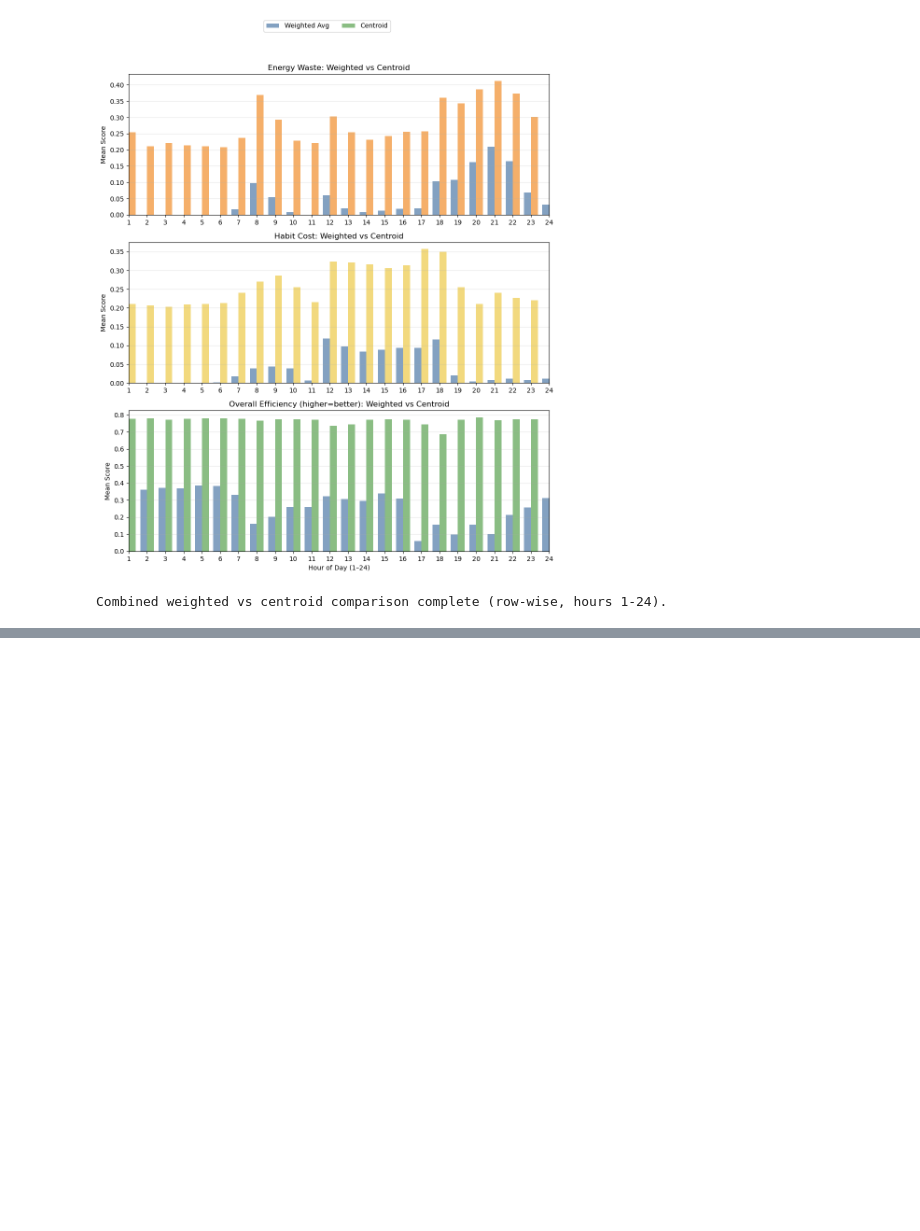
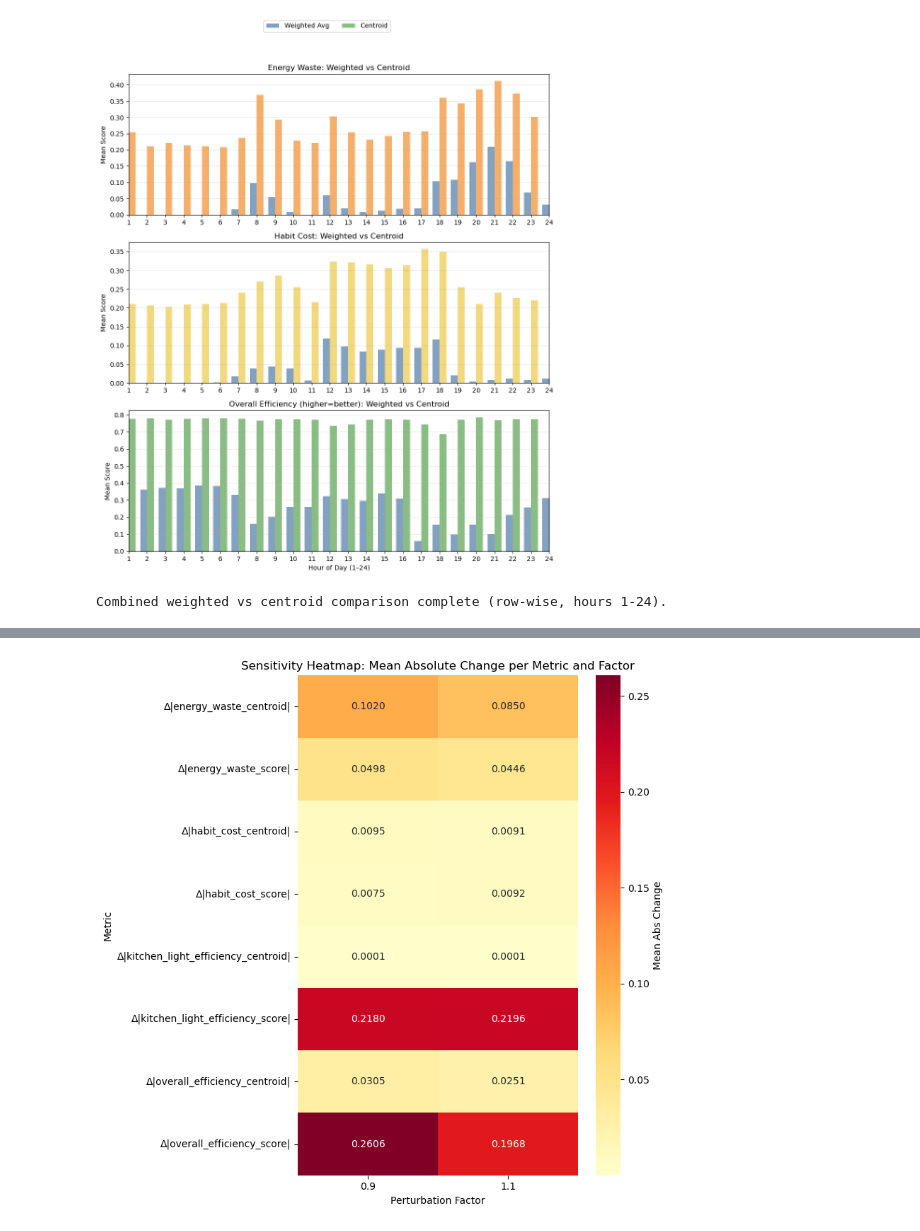
Before and after one commit to jofa016/ACIT4620---Fuzzy-System, a Jupyter notebook: fuzzy_main.ipynb, the cells around one changed output, grey strips where cells are left out. Saved outputs shown, nothing was run; the diff lists cells and outputs as text; code cells hidden in the pictures; blank space fills up the shorter version.

```diff
--- a/fuzzy_main.ipynb
+++ b/fuzzy_main.ipynb
@@ -1382,0 +1607,20 @@ Combined weighted vs centroid comparison complete (row-wise, hours 1-24).
+# %%
+# Heatmap of Sensitivity Intensities
+# Visualizes the mean absolute change per metric and per factor as a heatmap
+import matplotlib.pyplot as plt
+import seaborn as sns
+
+if not summary_all.empty:
+    # Pivot to metric × factor grid
+    heatmap_data = summary_all.pivot(index='metric', columns='factor', values='mean_abs_change')
+    plt.figure(figsize=(8, max(4, len(heatmap_data))))
+    ax = sns.heatmap(heatmap_data, annot=True, fmt='.4f', cmap='YlOrRd', cbar_kws={'label': 'Mean Abs Change'})
+    ax.set_title('Sensitivity Heatmap: Mean Absolute Change per Metric and Factor')
+    ax.set_xlabel('Perturbation Factor')
+    ax.set_ylabel('Metric')
+    plt.tight_layout()
+    plt.show()
+else:
+    print("No sensitivity summary data available for heatmap.")
+# %% [output]
+[figure, added]
```
Also changed, not shown: parts of 2 cells of this notebook.
